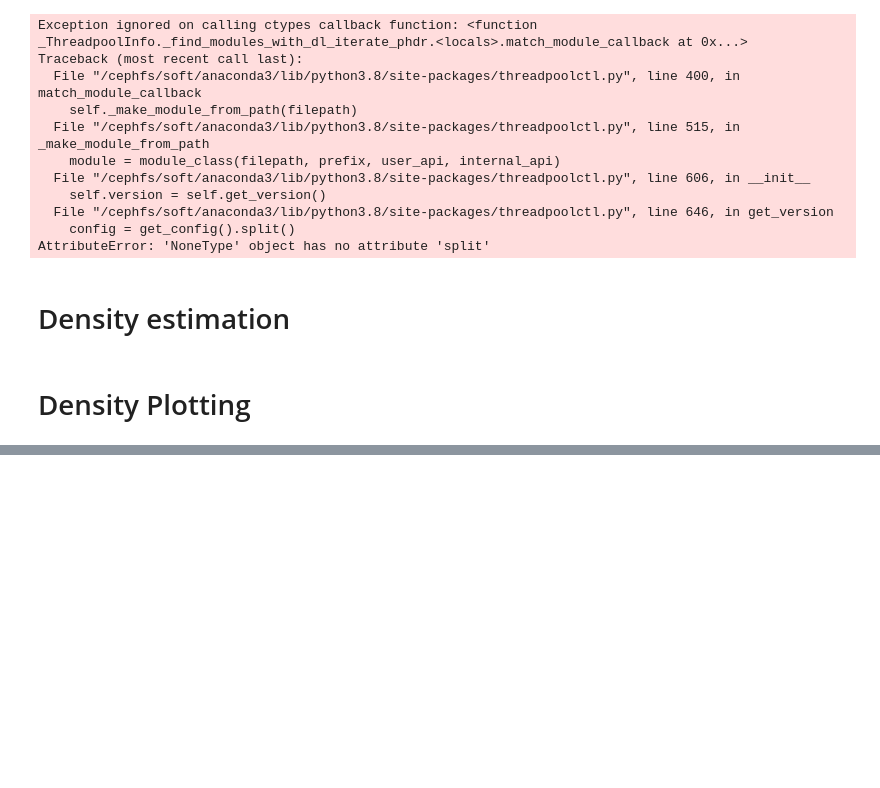
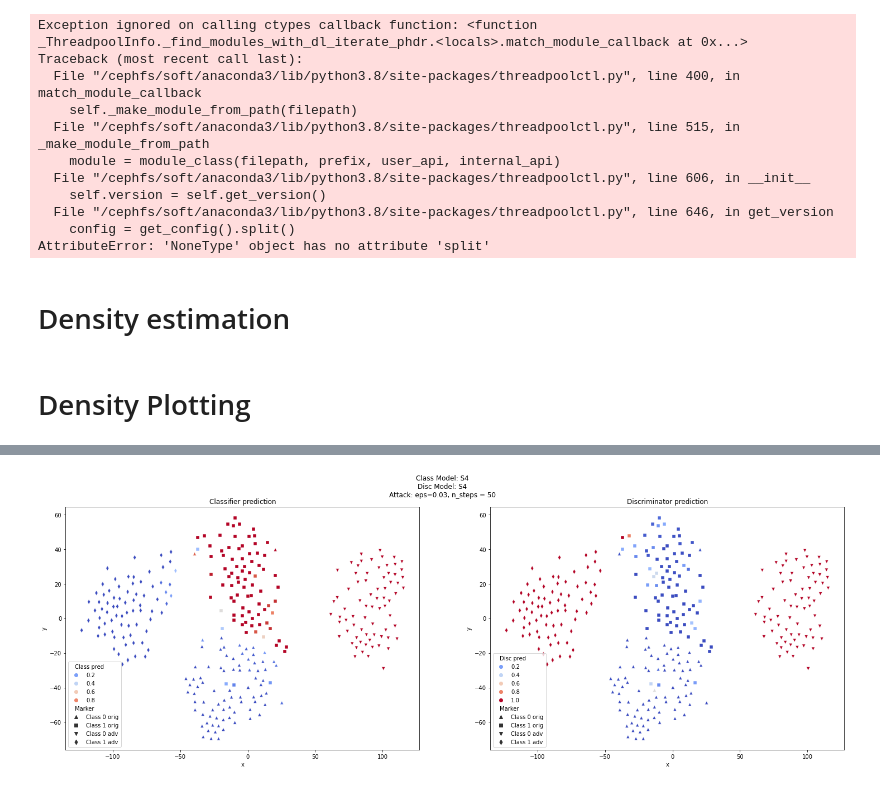
Before and after one commit to petrsokerin/Hidden_adversarial_attacks, a Jupyter notebook: notebooks/Density_visualization.ipynb, the cells around one changed output, grey strips where cells are left out. Cells and saved outputs as stored; diff of their text form; code cells hidden in the pictures; blank space fills up the shorter version.

```diff
--- a/notebooks/Density_visualization.ipynb
+++ b/notebooks/Density_visualization.ipynb
@@ -139,7 +147,7 @@ from sklearn.manifold import TSNE
 # %%
 tsne = TSNE(n_components=2)
 
-X_2d = tsne.fit_transform(X_both.cpu())
+X_2d = tsne.fit_transform(X_both)
 # %% [output]
 Exception ignored on calling ctypes callback function: <function _ThreadpoolInfo._find_modules_with_dl_iterate_phdr.<locals>.match_module_callback at 0x...>
 Traceback (most recent call last):
@@ -184,2 +200,5 @@ density_vals = density(disc_preds, neigh_ind, neigh_wgts).cpu().detach().numpy()
+# %%
+disc_density = calculate_density(X_both, disc_preds)
+class_density = calculate_density(X_both, class_preds)
 # %% [markdown]
 # Density Plotting
@@ -209,0 +205,14 @@ px.scatter(
+# %%
+to_plot = pd.DataFrame()
+
+to_plot[['x', 'y']] = X_2d
+to_plot['Class pred'] = class_density
+to_plot['Disc pred'] = disc_density
+to_plot['Marker'] = marker_type
+
+to_plot['Marker'] = to_plot['Marker'].replace({
+    0:'Class 0 orig',
+    1:'Class 1 orig',
+    2:'Class 0 adv',
+    3:'Class 1 adv'
+})
@@ -209,0 +221,34 @@ px.scatter(
+# %%
+fig, ax = plt.subplots(1, 2, figsize=[25, 8])
+
+sns.scatterplot(
+    data=to_plot,
+    x="x",
+    y="y",
+    hue="Class pred",
+    palette="coolwarm",
+    ax=ax[0],
+    style='Marker',
+    markers=['^', 's', 'v', 'd']
+).set(title='Classifier prediction')
+
+sns.scatterplot(
+    data=to_plot,
+    x="x",
+    y="y",
+    hue="Disc pred",
+    palette="coolwarm",
+    ax=ax[1],
+    style='Marker',
+    markers=['^', 's', 'v', 'd'],
+).set(title='Discriminator prediction')
+
+class_model_title = f'Class Model: {type(attack_model).__name__}, ACC: '
+disc_model_title = f'\nDisc Model: {type(disc_model).__name__}, ACC: '
+attack_title = f'\nAttack: eps={attack.eps}, n_steps = {attack.n_steps}'
+
+plt.suptitle(class_model_title+disc_model_title+attack_title)
+
+plt.savefig('density.jpeg', dpi=400)
+# %% [output]
+[figure, added]
```
Also changed, not shown: parts of 13 cells of this notebook.
